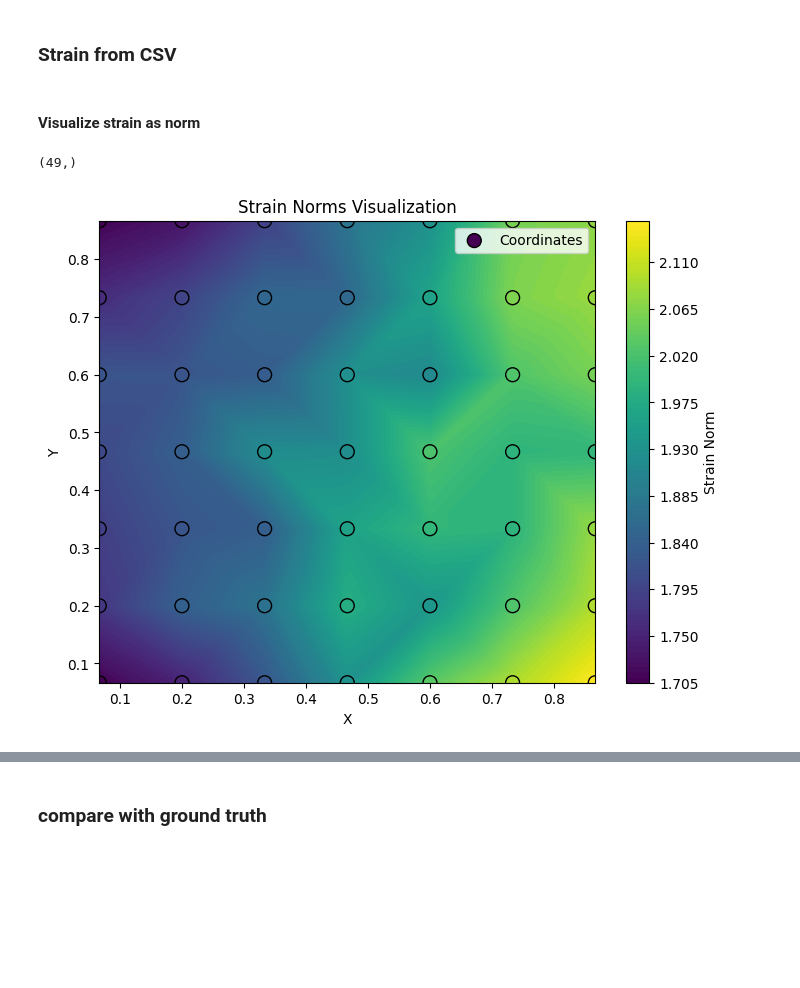
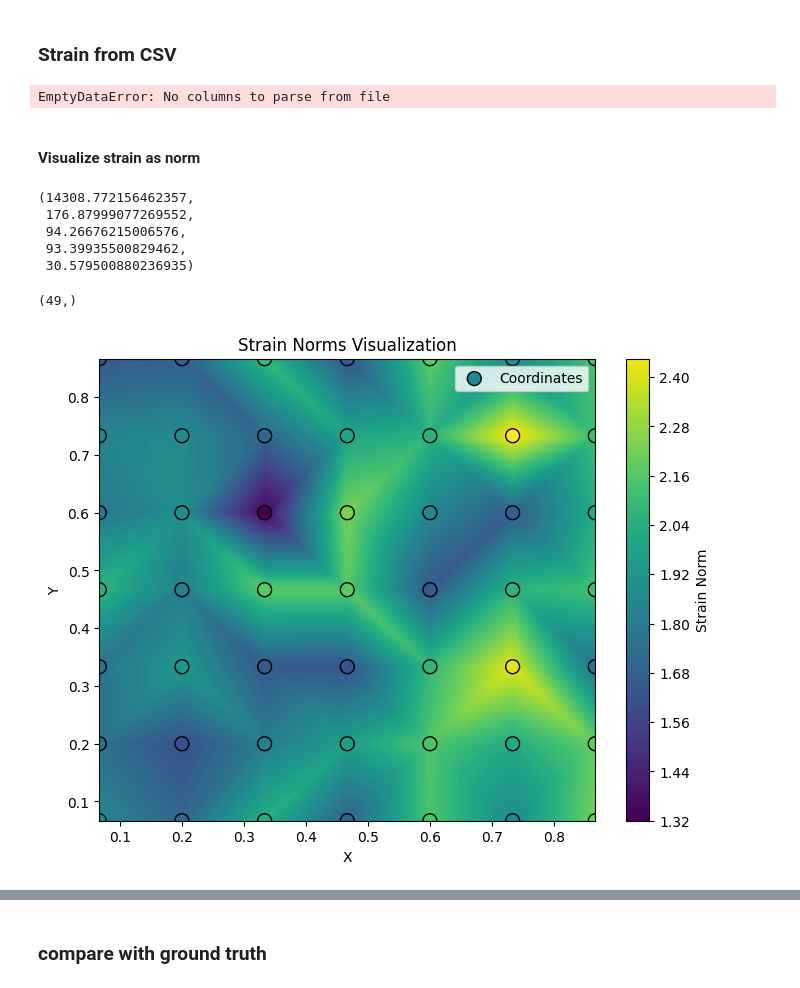
Before and after one commit to Xiaowen2024/GraphicsResearch, a Jupyter notebook: visualization/displacement_visualizer.ipynb, the cells around one changed output, grey strips where cells are left out. Saved outputs shown, nothing was run; the diff lists cells and outputs as text; code cells hidden in the pictures; blank space fills up the shorter version.

```diff
--- a/visualization/displacement_visualizer.ipynb
+++ b/visualization/displacement_visualizer.ipynb
@@ -440,3 +448,16 @@ coordinates, gradients = extract_gradient_2D(strain_csv_path)
+# %%
+rect_strain_csv_path_01 = "../output/deformation_gradient_rect_0.1.csv"
+rect_coordinates_01, rect_gradients_01 = extract_gradient_2D(rect_strain_csv_path_01)
+# rect_strain_csv_path_05 = "../output/deformation_gradient_rect_0.5.csv"
+# rect_coordinates_05, rect_gradients_05 = extract_gradient_2D(rect_strain_csv_path_05)
+rect_strain_csv_path_001 = "../output/deformation_gradient_rect_0.01.csv"
+rect_coordinates_001, rect_gradients_001 = extract_gradient_2D(rect_strain_csv_path_001)
+rect_strain_csv_path_0001 = "../solver/deformation_gradient_rect_0.001.csv"
+rect_coordinates_0001, rect_gradients_0001 = extract_gradient_2D(rect_strain_csv_path_0001)
+rect_strain_csv_path_00001 = "../solver/deformation_gradient_rect_0.00001.csv"
+rect_coordinates_00001, rect_gradients_00001 = extract_gradient_2D(rect_strain_csv_path_00001)
+# %% [output]
+EmptyDataError: No columns to parse from file
 # %% [markdown]
 #### Visualize strain as norm
 # %%
@@ -452,3 +475,25 @@ strain_norms = np.linalg.norm(strain_matrices, 'fro', axis=(1, 2))
+# %%
+# Calculate strain matrices for rect data
+rect_strain_matrices_00001 = get_strain_2D(rect_gradients_00001)
+rect_strain_matrices_0001 = get_strain_2D(rect_gradients_0001)
+rect_strain_matrices_001 = get_strain_2D(rect_gradients_001)
+rect_strain_matrices_05 = get_strain_2D(rect_gradients_05)
+rect_strain_matrices_01 = get_strain_2D(rect_gradients_01)
+
+# Calculate the Frobenius norms of the strain matrices
+rect_strain_norms_00001 = np.linalg.norm(rect_strain_matrices_00001, 'fro', axis=(1, 2))
+rect_strain_norms_0001 = np.linalg.norm(rect_strain_matrices_0001, 'fro', axis=(1, 2))
+rect_strain_norms_001 = np.linalg.norm(rect_strain_matrices_001, 'fro', axis=(1, 2))
+rect_strain_norms_05 = np.linalg.norm(rect_strain_matrices_05, 'fro', axis=(1, 2))
+rect_strain_norms_01 = np.linalg.norm(rect_strain_matrices_01, 'fro', axis=(1, 2))
+
+sum(rect_strain_norms_00001), sum(rect_strain_norms_0001), sum(rect_strain_norms_001), sum(rect_strain_norms_01), sum(rect_strain_norms_05)
+# %% [output]
+(14308.772156462357,
+ 176.87999077269552,
+ 94.26676215006576,
+ 93.39935500829462,
+ 30.579500880236935)
 # %%
 import numpy as np
 import matplotlib.pyplot as plt
@@ -544,5 +536,5 @@ xy_values = np.array(xy_values)
-# %%
-visualize_strain_norm_2D(xy_values, strain_norms)
-# %% [output]
-(49,)
-[figure, removed]
+# %%
+visualize_strain_norm_2D(rect_coordinates_001, rect_strain_norms_001)
+# %% [output]
+(49,)
+[figure, added]
```
Also changed, not shown: parts of 28 cells of this notebook, 7 other files.
